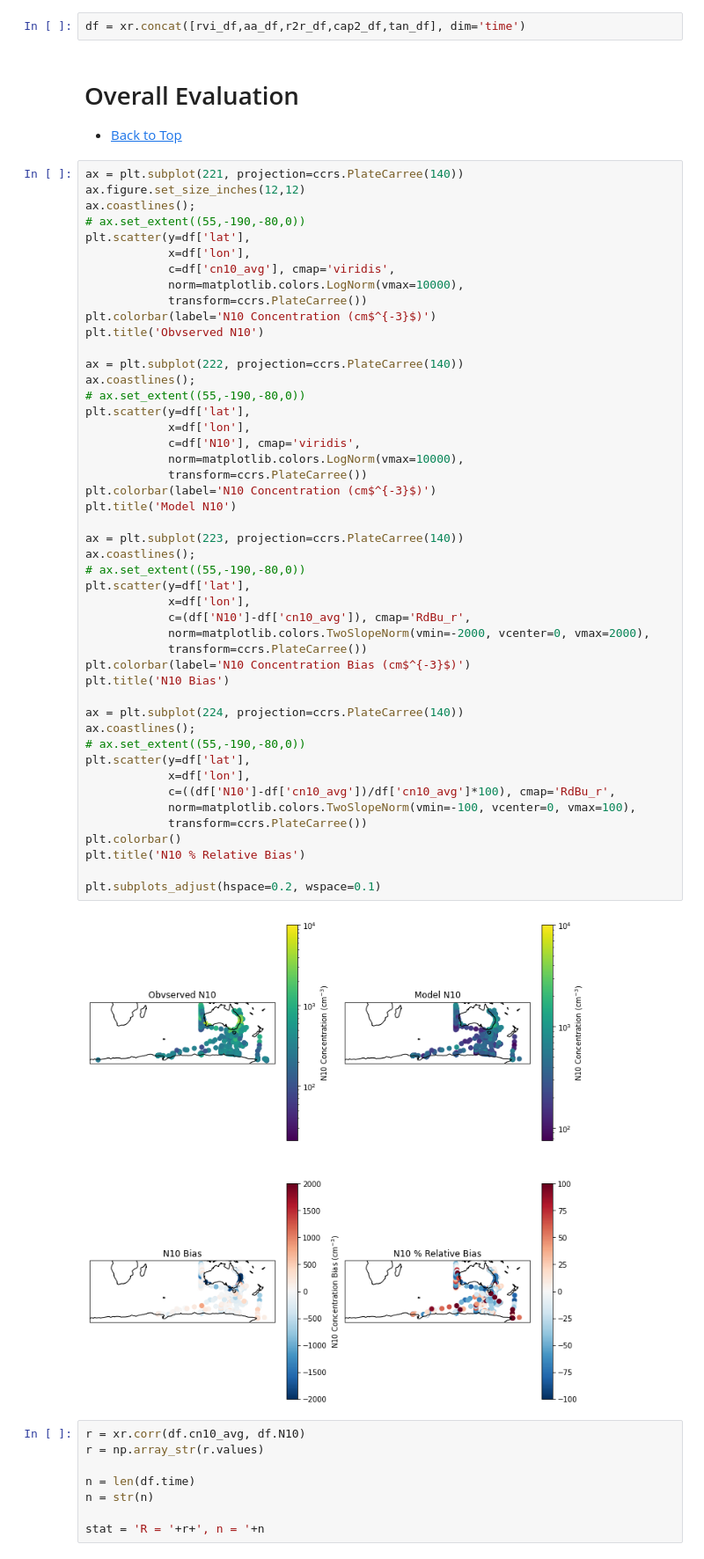
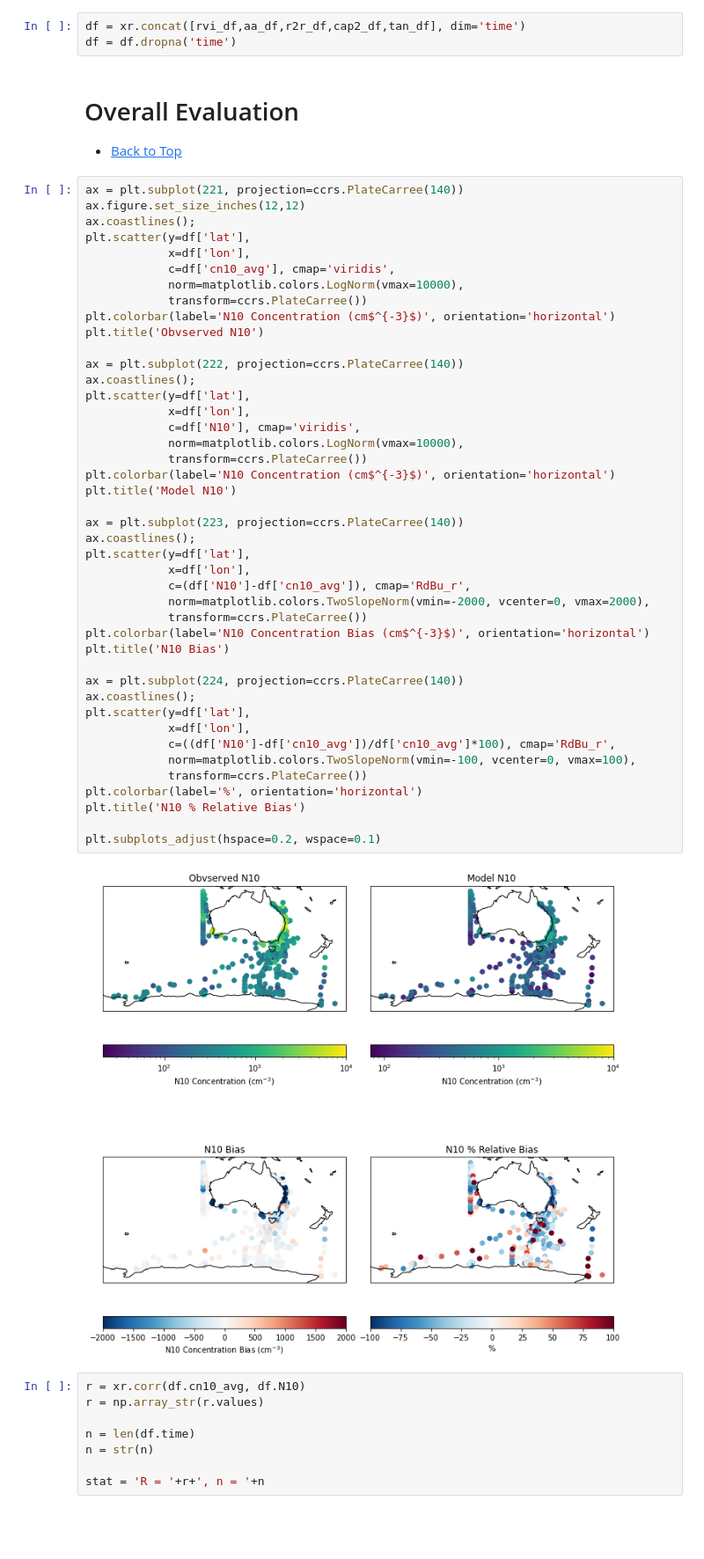
Before and after one commit to llamprey/access-eval, a Jupyter notebook: evaluation.ipynb, the cells around one changed output. Shown at 88% size. Saved outputs shown, nothing was run; the diff lists cells and outputs as text; blank space fills up the shorter version.

Commit message:
Remove NaN values. Add extra plots.

```diff
--- a/evaluation.ipynb
+++ b/evaluation.ipynb
@@ -60,6 +60,7 @@ i2e_df = i2e_df[['lat','lon','N3','cn3_avg']]
 cap1_df = cap1_df[['lat','lon','N3','cn3_avg']]
 # %%
 df = xr.concat([rvi_df,aa_df,r2r_df,cap2_df,tan_df], dim='time')
+df = df.dropna('time')
 # %% [markdown]
 # Overall Evaluation <a class="anchor" id="first-bullet"></a>
 * [Back to Top](#top)
@@ -67,51 +68,47 @@ df = xr.concat([rvi_df,aa_df,r2r_df,cap2_df,tan_df], dim='time')
 ax = plt.subplot(221, projection=ccrs.PlateCarree(140))
 ax.figure.set_size_inches(12,12)
 ax.coastlines();
-# ax.set_extent((55,-190,-80,0))
 plt.scatter(y=df['lat'],
             x=df['lon'],
             c=df['cn10_avg'], cmap='viridis',
             norm=matplotlib.colors.LogNorm(vmax=10000),
             transform=ccrs.PlateCarree())
-plt.colorbar(label='N10 Concentration (cm$^{-3}$)')
+plt.colorbar(label='N10 Concentration (cm$^{-3}$)', orientation='horizontal')
 plt.title('Obvserved N10')
 
 ax = plt.subplot(222, projection=ccrs.PlateCarree(140))
 ax.coastlines();
-# ax.set_extent((55,-190,-80,0))
 plt.scatter(y=df['lat'],
             x=df['lon'],
             c=df['N10'], cmap='viridis',
             norm=matplotlib.colors.LogNorm(vmax=10000),
             transform=ccrs.PlateCarree())
-plt.colorbar(label='N10 Concentration (cm$^{-3}$)')
+plt.colorbar(label='N10 Concentration (cm$^{-3}$)', orientation='horizontal')
 plt.title('Model N10')
 
 ax = plt.subplot(223, projection=ccrs.PlateCarree(140))
 ax.coastlines();
-# ax.set_extent((55,-190,-80,0))
 plt.scatter(y=df['lat'],
             x=df['lon'],
             c=(df['N10']-df['cn10_avg']), cmap='RdBu_r',
             norm=matplotlib.colors.TwoSlopeNorm(vmin=-2000, vcenter=0, vmax=2000),
             transform=ccrs.PlateCarree())
-plt.colorbar(label='N10 Concentration Bias (cm$^{-3}$)')
+plt.colorbar(label='N10 Concentration Bias (cm$^{-3}$)', orientation='horizontal')
 plt.title('N10 Bias')
 
 ax = plt.subplot(224, projection=ccrs.PlateCarree(140))
 ax.coastlines();
-# ax.set_extent((55,-190,-80,0))
 plt.scatter(y=df['lat'],
             x=df['lon'],
             c=((df['N10']-df['cn10_avg'])/df['cn10_avg']*100), cmap='RdBu_r',
             norm=matplotlib.colors.TwoSlopeNorm(vmin=-100, vcenter=0, vmax=100),
             transform=ccrs.PlateCarree())
-plt.colorbar()
+plt.colorbar(label='%', orientation='horizontal')
 plt.title('N10 % Relative Bias')
 
 plt.subplots_adjust(hspace=0.2, wspace=0.1)
 # %% [output]
-[figure, old version]
+[figure, new version]
 # %%
 r = xr.corr(df.cn10_avg, df.N10)
 r = np.array_str(r.values)
```
Also changed, not shown: parts of 3 cells of this notebook.
